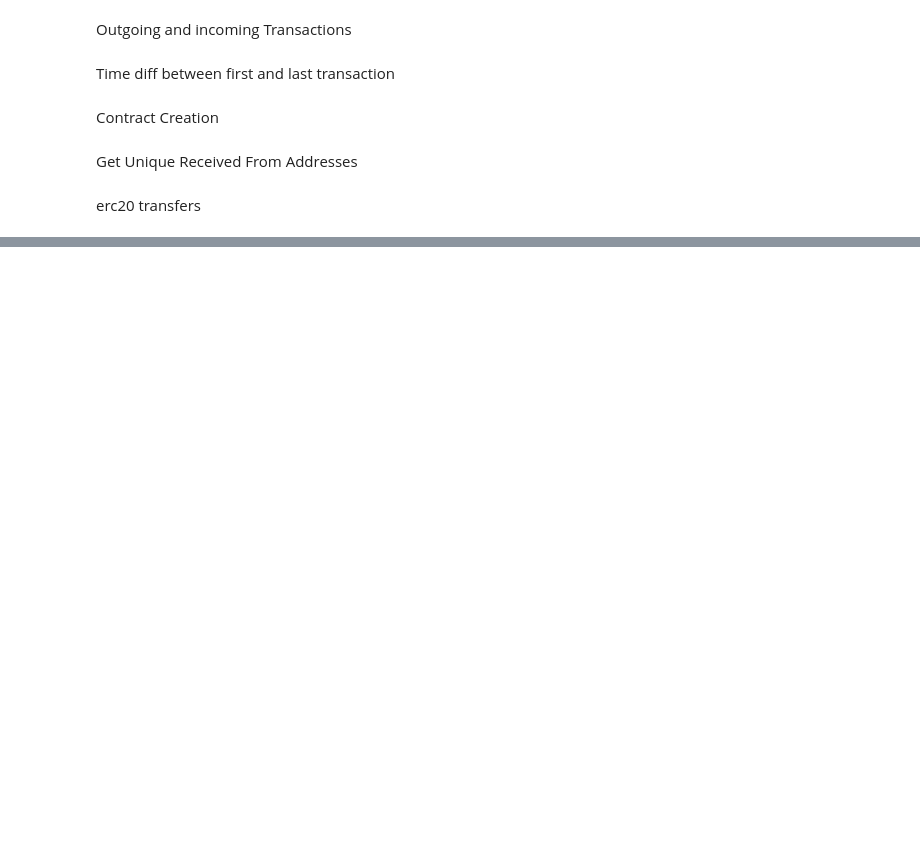
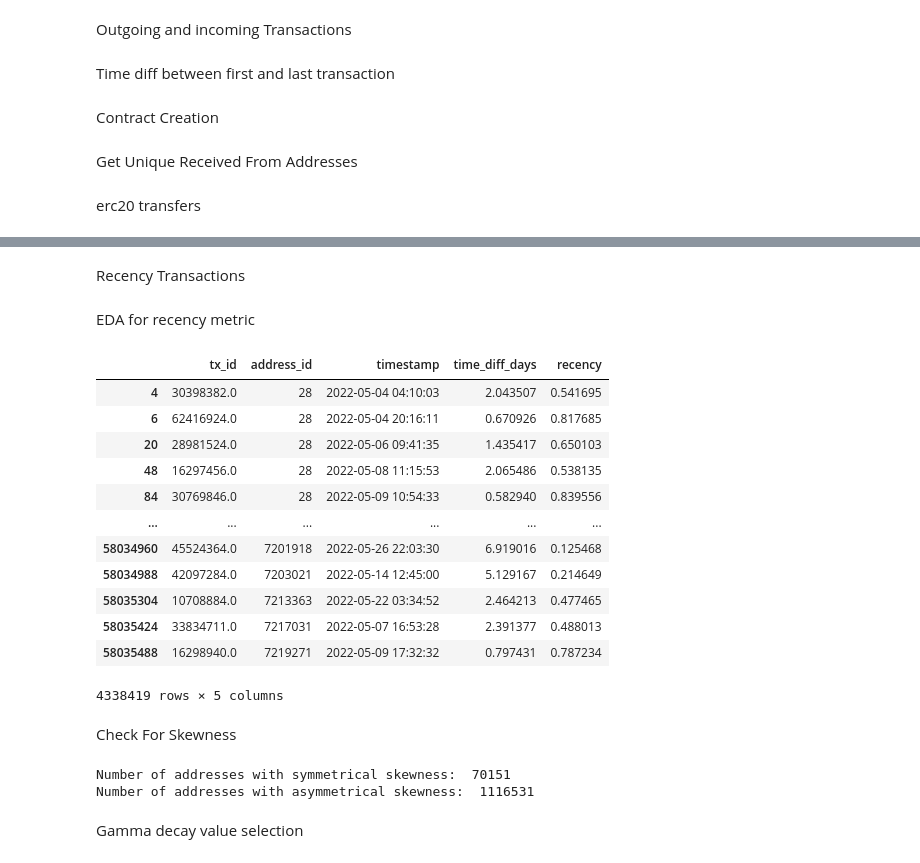
Before and after one commit to nat-rng/7CCSMPRJ, a Jupyter notebook: data_processing.ipynb, the cells around one changed output, grey strips where cells are left out. Saved outputs shown, nothing was run; the diff lists cells and outputs as text; code cells hidden in the pictures; blank space fills up the shorter version.

```diff
--- a/data_processing.ipynb
+++ b/data_processing.ipynb
@@ -123,0 +320,2 @@ num_unique_erc20tokens_out = num_unique_erc20tokens_out.withColumnRenamed("from_
+# %% [markdown]
+Recency Transactions
@@ -123,0 +362,2 @@ num_unique_erc20tokens_out = num_unique_erc20tokens_out.withColumnRenamed("from_
+# %% [markdown]
+EDA for recency metric
@@ -123,0 +369,18 @@ num_unique_erc20tokens_out = num_unique_erc20tokens_out.withColumnRenamed("from_
+# %%
+#select rows with recency above 0.1 and less than 0.9
+recency_df = out_tx_df[(out_tx_df['recency'] > 0.1) & (out_tx_df['recency'] < 0.9)]
+recency_df
+# %% [output]
+|  | tx_id | address_id | timestamp | time_diff_days | recency |
+| 4 | 30398382.0 | 28 | 2022-05-04 04:10:03 | 2.043507 | 0.541695 |
+| 6 | 62416924.0 | 28 | 2022-05-04 20:16:11 | 0.670926 | 0.817685 |
+| 20 | 28981524.0 | 28 | 2022-05-06 09:41:35 | 1.435417 | 0.650103 |
+| 48 | 16297456.0 | 28 | 2022-05-08 11:15:53 | 2.065486 | 0.538135 |
+| 84 | 30769846.0 | 28 | 2022-05-09 10:54:33 | 0.582940 | 0.839556 |
+| ... | ... | ... | ... | ... | ... |
+| 58034960 | 45524364.0 | 7201918 | 2022-05-26 22:03:30 | 6.919016 | 0.125468 |
+| 58034988 | 42097284.0 | 7203021 | 2022-05-14 12:45:00 | 5.129167 | 0.214649 |
+| 58035304 | 10708884.0 | 7213363 | 2022-05-22 03:34:52 | 2.464213 | 0.477465 |
+| 58035424 | 33834711.0 | 7217031 | 2022-05-07 16:53:28 | 2.391377 | 0.488013 |
+| 58035488 | 16298940.0 | 7219271 | 2022-05-09 17:32:32 | 0.797431 | 0.787234 |
+4338419 rows × 5 columns
@@ -123,0 +391,10 @@ num_unique_erc20tokens_out = num_unique_erc20tokens_out.withColumnRenamed("from_
+# %% [markdown]
+Check For Skewness
+# %%
+print("Number of addresses with symmetrical skewness: ", len(skewness_symmetrical))
+print("Number of addresses with asymmetrical skewness: ", len(skewness_asymmetrical))
+# %% [output]
+Number of addresses with symmetrical skewness:  70151
+Number of addresses with asymmetrical skewness:  1116531
+# %% [markdown]
+Gamma decay value selection
```
Also changed, not shown: parts of 47 cells of this notebook, 13 other files.
